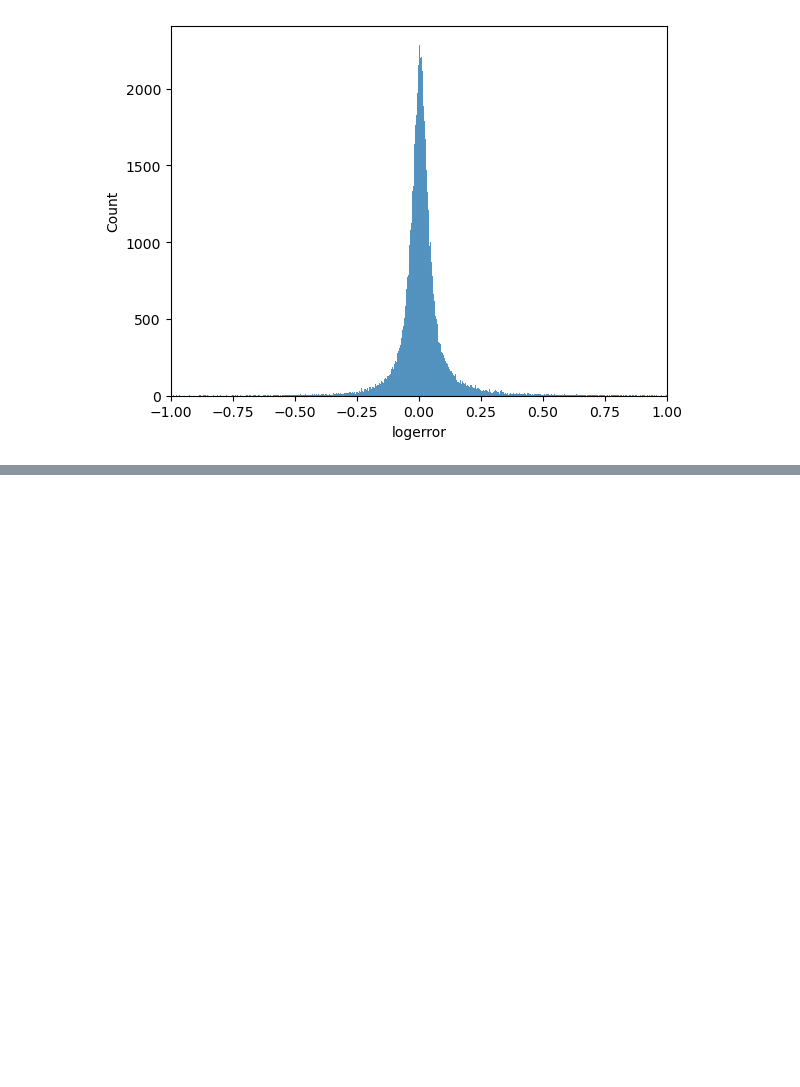
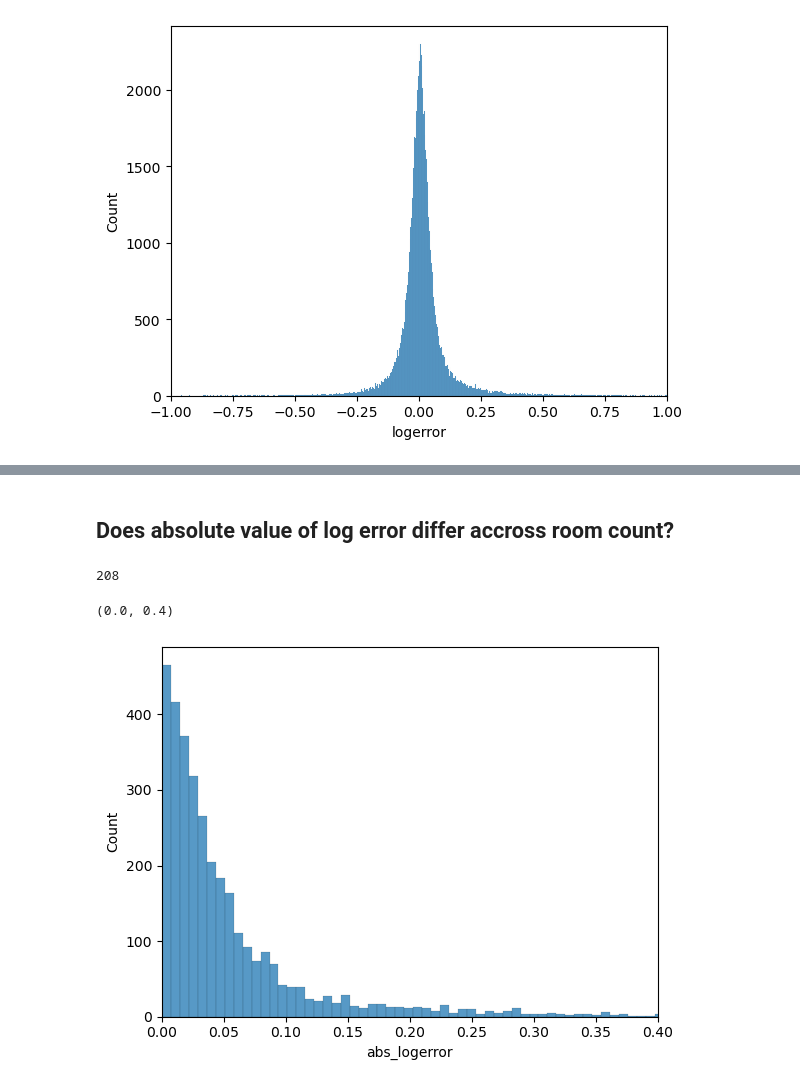
Before and after one commit to wherrickjr/clustering-exercises, a Jupyter notebook: explore_zillow.ipynb, the cells around one changed output, grey strips where cells are left out. Drawn from its saved outputs; the diff is of its cells as text; code cells hidden in the pictures; blank space fills up the shorter version.

```diff
--- a/explore_zillow.ipynb
+++ b/explore_zillow.ipynb
@@ -98,0 +158,19 @@ plt.xlim(-1,1)
+# %% [markdown]
+## Does absolute value of log error differ accross room count?
+# %%
+zillow.loc[zillow.bedroomcnt == 7, 'bedroomcnt'].count()
+# %% [output]
+208
+# %%
+one = zillow[zillow['bedroomcnt'] == 1]
+two = zillow[zillow['bedroomcnt'] == 2]
+three = zillow[zillow['bedroomcnt'] == 3]
+four = zillow[zillow['bedroomcnt'] == 4]
+five = zillow[zillow['bedroomcnt'] == 5]
+sixplus = zillow[zillow['bedroomcnt'] >= 6]
+# %%
+sns.histplot(one['abs_logerror'])
+plt.xlim(0,0.4)
+# %% [output]
+(0.0, 0.4)
+[figure, added]
```
Also changed, not shown: parts of 21 cells of this notebook.
